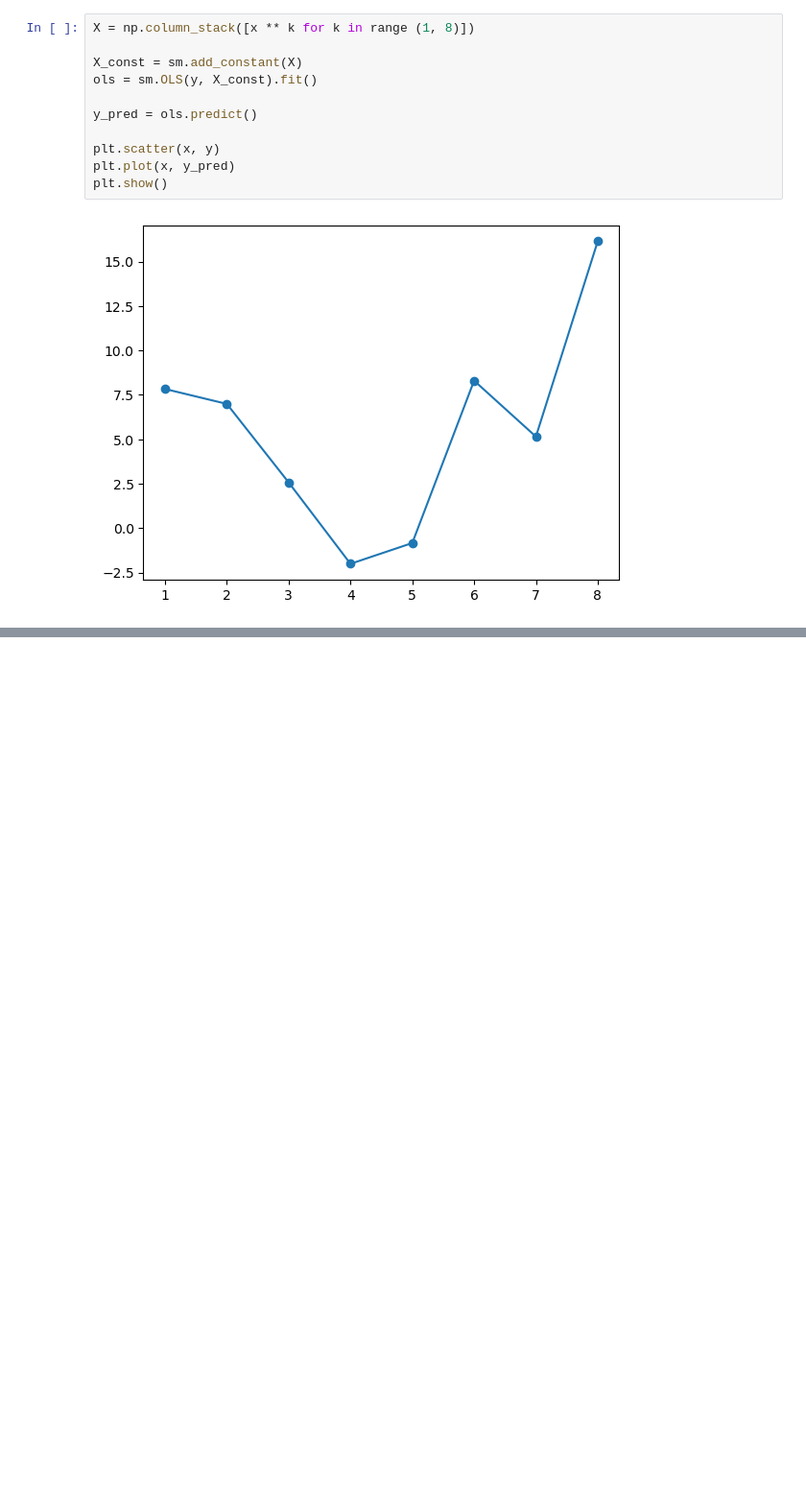
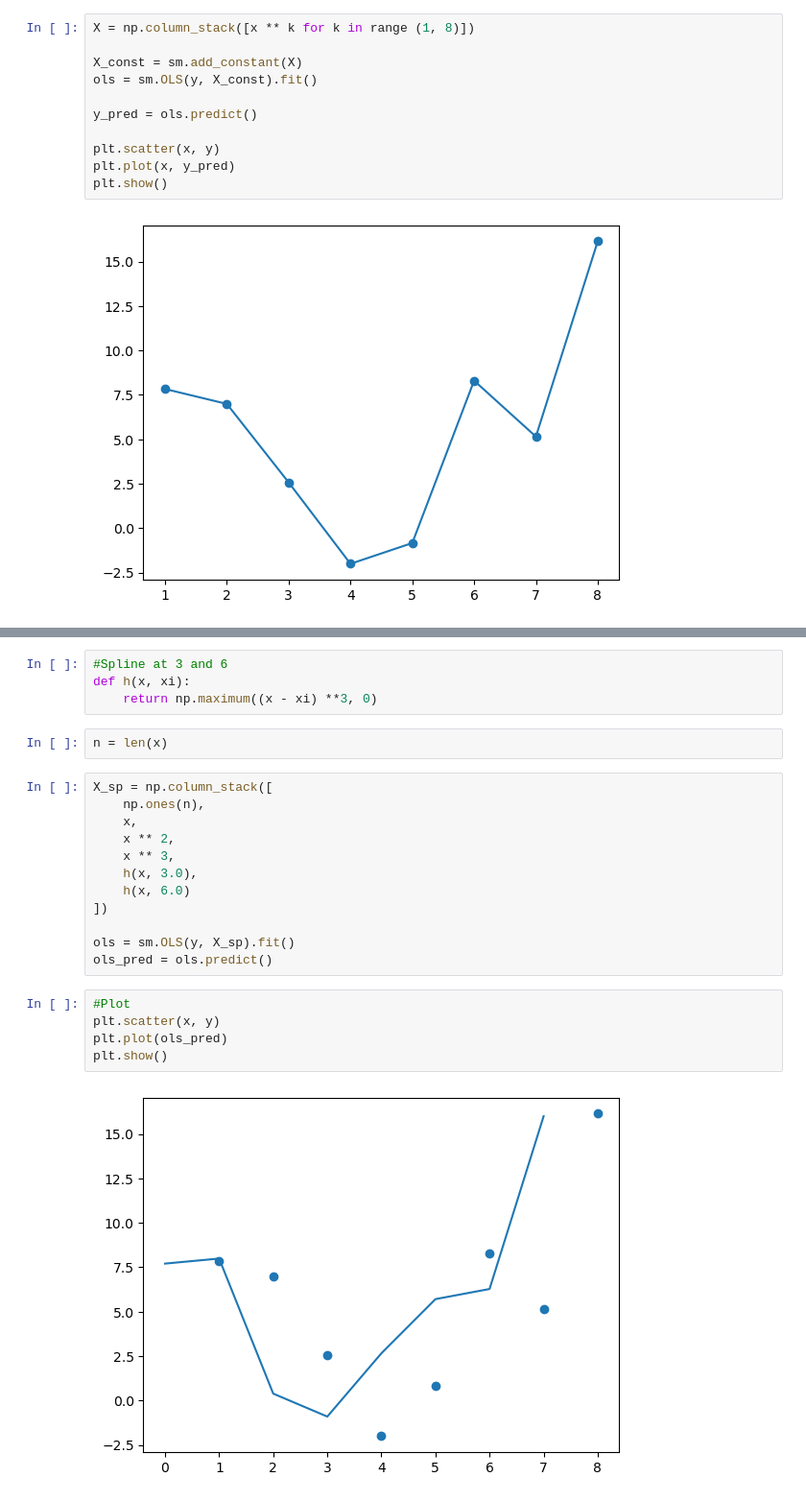
Before and after one commit to PeterTveita/BAN404, a Jupyter notebook: Foreleser/Tutorial 3/exercise3.2.ipynb, the cells around one changed output, grey strips where cells are left out. Shown at 96% size. Cells and saved outputs as stored; diff of their text form; blank space fills up the shorter version.

```diff
--- a/Foreleser/Tutorial 3/exercise3.2.ipynb
+++ b/Foreleser/Tutorial 3/exercise3.2.ipynb
@@ -165,0 +216,25 @@ plt.show()
+# %%
+#Spline at 3 and 6
+def h(x, xi):
+    return np.maximum((x - xi) **3, 0)
+# %%
+n = len(x)
+# %%
+X_sp = np.column_stack([
+    np.ones(n),
+    x,
+    x ** 2,
+    x ** 3,
+    h(x, 3.0),
+    h(x, 6.0)
+])
+
+ols = sm.OLS(y, X_sp).fit()
+ols_pred = ols.predict()
+# %%
+#Plot
+plt.scatter(x, y)
+plt.plot(ols_pred)
+plt.show()
+# %% [output]
+[figure, added]
```
Also changed, not shown: parts of 12 cells of this notebook, 6 other files.
